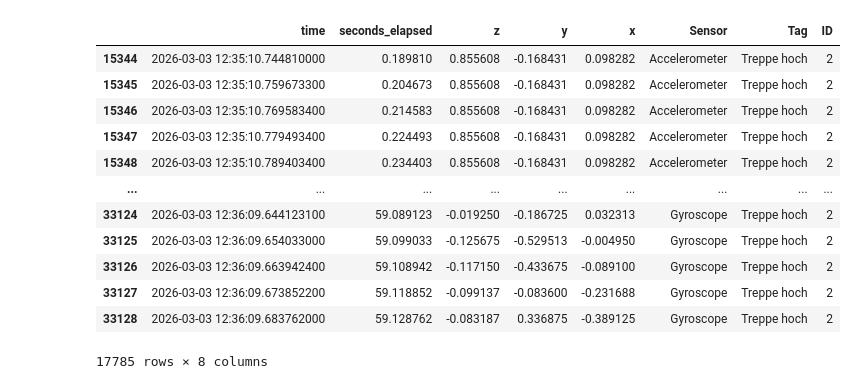
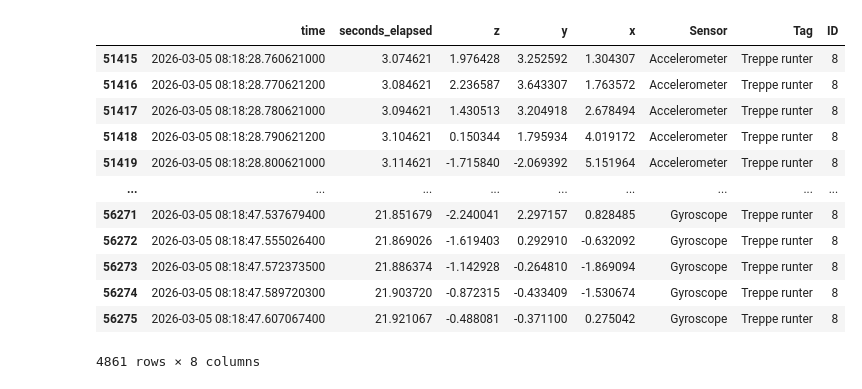
Before and after one commit to raphaelschuepbach/Sensor-based-Activity-Recognition, a Jupyter notebook: Dateneinlesung.ipynb, the cells around one changed output. Saved outputs shown, nothing was run; the diff lists cells and outputs as text; code cells hidden in the pictures.

```diff
--- a/Dateneinlesung.ipynb
+++ b/Dateneinlesung.ipynb
@@ -49,4 +49,22 @@ for folder in os.listdir(base_path):
 
 # Alle Messungen zusammenführen
 final_df = pd.concat(all_measurements, ignore_index=True)
+# %%
+def trim_measurement(group, trim_seconds=3):
+    min_time = group["seconds_elapsed"].min()
+    max_time = group["seconds_elapsed"].max()
+    return group.loc[
+        (group["seconds_elapsed"] >= min_time + trim_seconds) &
+        (group["seconds_elapsed"] <= max_time - trim_seconds)
+    ]
+
+# ID als separate Spalte sichern bevor groupby sie verschluckt
+final_df["ID_backup"] = final_df["ID"]
+
+final_df_trimmed = (
+    final_df
+    .groupby("ID_backup", group_keys=False)
+    .apply(trim_measurement)
+    .reset_index(drop=True)
+)
 # %%
@@ -68,17 +86,17 @@ final_df
 # %%
-final_df[final_df["ID"] == 2]
+final_df_trimmed[final_df_trimmed["ID"] == 8]
 # %% [output]
 |  | time | seconds_elapsed | z | y | x | Sensor | Tag | ID |
-| 15344 | 2026-03-03 12:35:10.744810000 | 0.189810 | 0.855608 | -0.168431 | 0.098282 | Accelerometer | Treppe hoch | 2 |
-| 15345 | 2026-03-03 12:35:10.759673300 | 0.204673 | 0.855608 | -0.168431 | 0.098282 | Accelerometer | Treppe hoch | 2 |
-| 15346 | 2026-03-03 12:35:10.769583400 | 0.214583 | 0.855608 | -0.168431 | 0.098282 | Accelerometer | Treppe hoch | 2 |
-| 15347 | 2026-03-03 12:35:10.779493400 | 0.224493 | 0.855608 | -0.168431 | 0.098282 | Accelerometer | Treppe hoch | 2 |
-| 15348 | 2026-03-03 12:35:10.789403400 | 0.234403 | 0.855608 | -0.168431 | 0.098282 | Accelerometer | Treppe hoch | 2 |
+| 51415 | 2026-03-05 08:18:28.760621000 | 3.074621 | 1.976428 | 3.252592 | 1.304307 | Accelerometer | Treppe runter | 8 |
+| 51416 | 2026-03-05 08:18:28.770621200 | 3.084621 | 2.236587 | 3.643307 | 1.763572 | Accelerometer | Treppe runter | 8 |
+| 51417 | 2026-03-05 08:18:28.780621000 | 3.094621 | 1.430513 | 3.204918 | 2.678494 | Accelerometer | Treppe runter | 8 |
+| 51418 | 2026-03-05 08:18:28.790621200 | 3.104621 | 0.150344 | 1.795934 | 4.019172 | Accelerometer | Treppe runter | 8 |
+| 51419 | 2026-03-05 08:18:28.800621000 | 3.114621 | -1.715840 | -2.069392 | 5.151964 | Accelerometer | Treppe runter | 8 |
 | ... | ... | ... | ... | ... | ... | ... | ... | ... |
-| 33124 | 2026-03-03 12:36:09.644123100 | 59.089123 | -0.019250 | -0.186725 | 0.032313 | Gyroscope | Treppe hoch | 2 |
-| 33125 | 2026-03-03 12:36:09.654033000 | 59.099033 | -0.125675 | -0.529513 | -0.004950 | Gyroscope | Treppe hoch | 2 |
-| 33126 | 2026-03-03 12:36:09.663942400 | 59.108942 | -0.117150 | -0.433675 | -0.089100 | Gyroscope | Treppe hoch | 2 |
-| 33127 | 2026-03-03 12:36:09.673852200 | 59.118852 | -0.099137 | -0.083600 | -0.231688 | Gyroscope | Treppe hoch | 2 |
-| 33128 | 2026-03-03 12:36:09.683762000 | 59.128762 | -0.083187 | 0.336875 | -0.389125 | Gyroscope | Treppe hoch | 2 |
+| 56271 | 2026-03-05 08:18:47.537679400 | 21.851679 | -2.240041 | 2.297157 | 0.828485 | Gyroscope | Treppe runter | 8 |
+| 56272 | 2026-03-05 08:18:47.555026400 | 21.869026 | -1.619403 | 0.292910 | -0.632092 | Gyroscope | Treppe runter | 8 |
+| 56273 | 2026-03-05 08:18:47.572373500 | 21.886374 | -1.142928 | -0.264810 | -1.869094 | Gyroscope | Treppe runter | 8 |
+| 56274 | 2026-03-05 08:18:47.589720300 | 21.903720 | -0.872315 | -0.433409 | -1.530674 | Gyroscope | Treppe runter | 8 |
+| 56275 | 2026-03-05 08:18:47.607067400 | 21.921067 | -0.488081 | -0.371100 | 0.275042 | Gyroscope | Treppe runter | 8 |
-17785 rows × 8 columns
+4861 rows × 8 columns
 # %%
```
Also changed, not shown: parts of 2 cells of this notebook.
